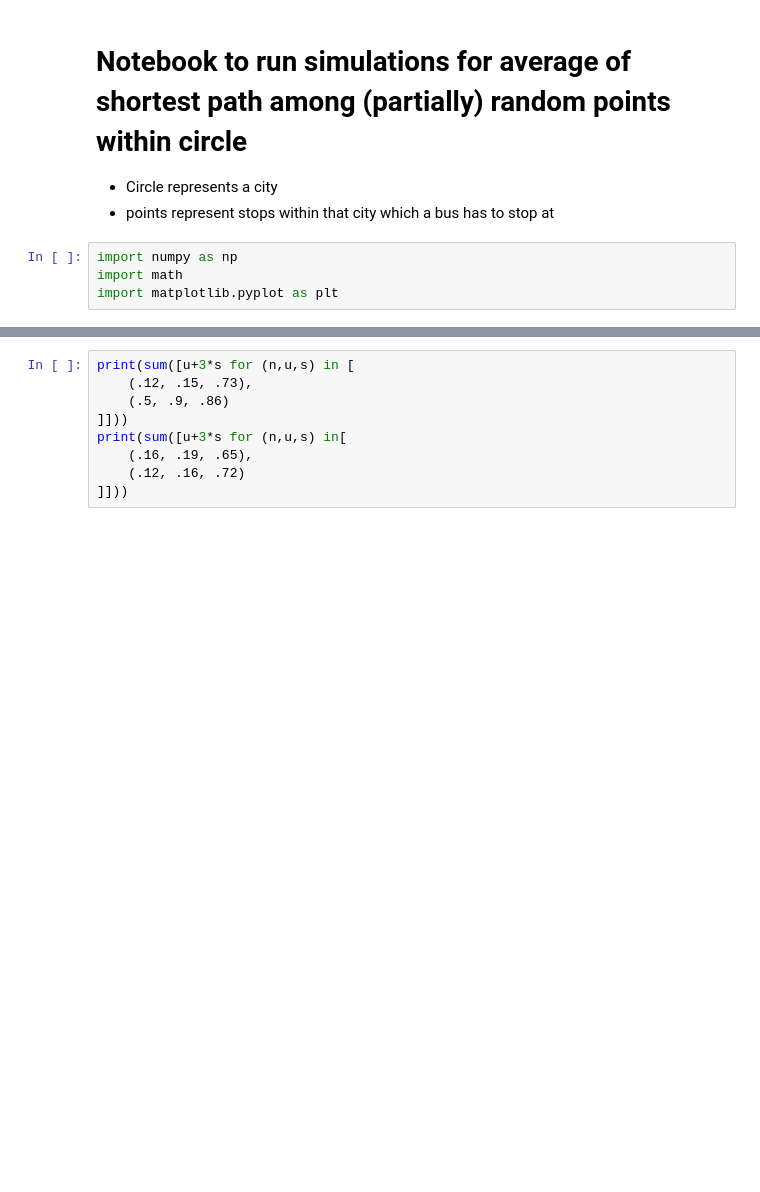
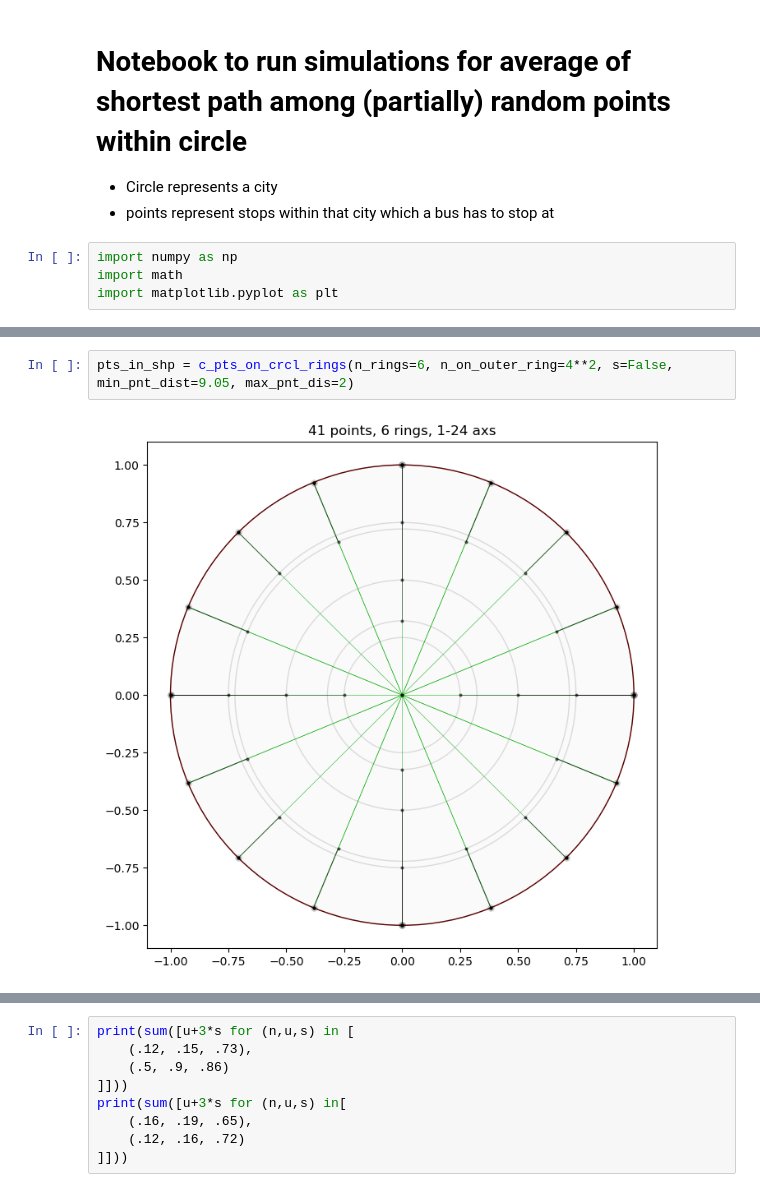
Before and after one commit to maximylius/drt_guesstimates, a Jupyter notebook: circleDistance.ipynb, the cells around one changed output, grey strips where cells are left out. Saved outputs shown, nothing was run; the diff lists cells and outputs as text; blank space fills up the shorter version.

```diff
--- a/circleDistance.ipynb
+++ b/circleDistance.ipynb
@@ -54,0 +141,4 @@ flex_npts_per_ring([.125, .375, .625, .875])
+# %%
+pts_in_shp = c_pts_on_crcl_rings(n_rings=6, n_on_outer_ring=4**2, s=False, min_pnt_dist=9.05, max_pnt_dis=2)
+# %% [output]
+[figure, added]
```
Also changed, not shown: parts of 14 cells of this notebook.
